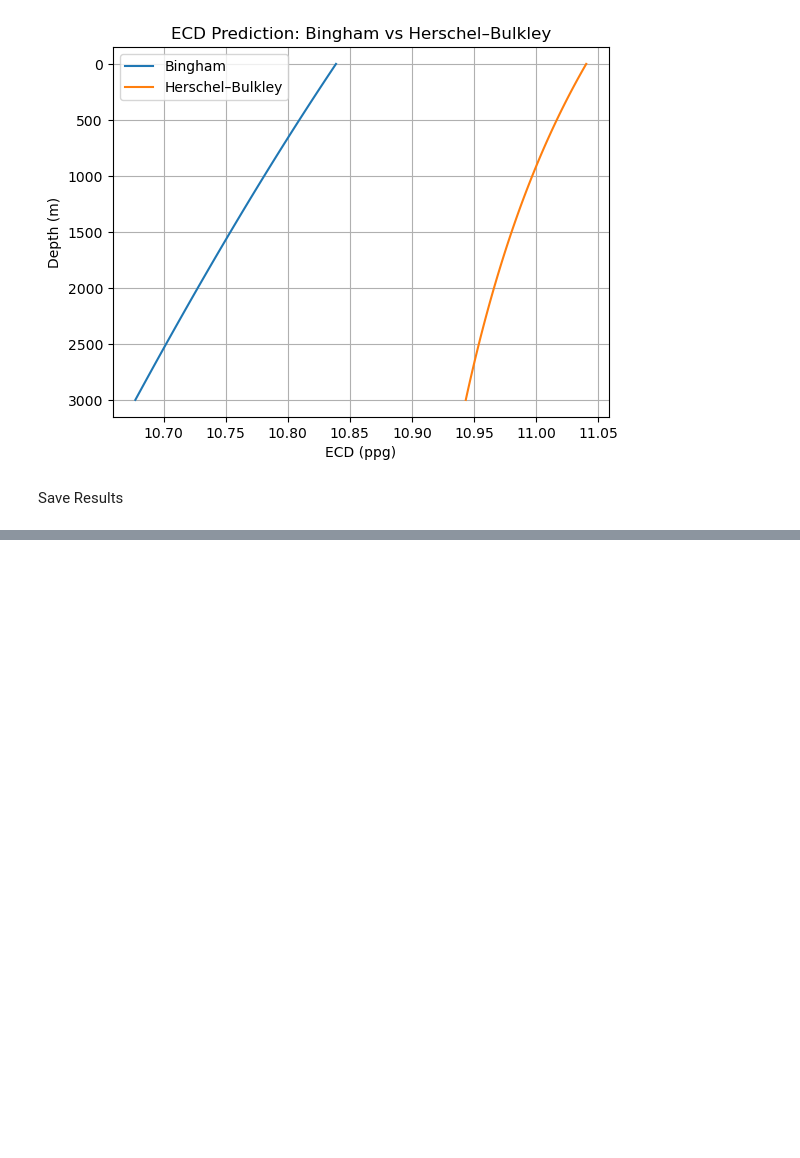
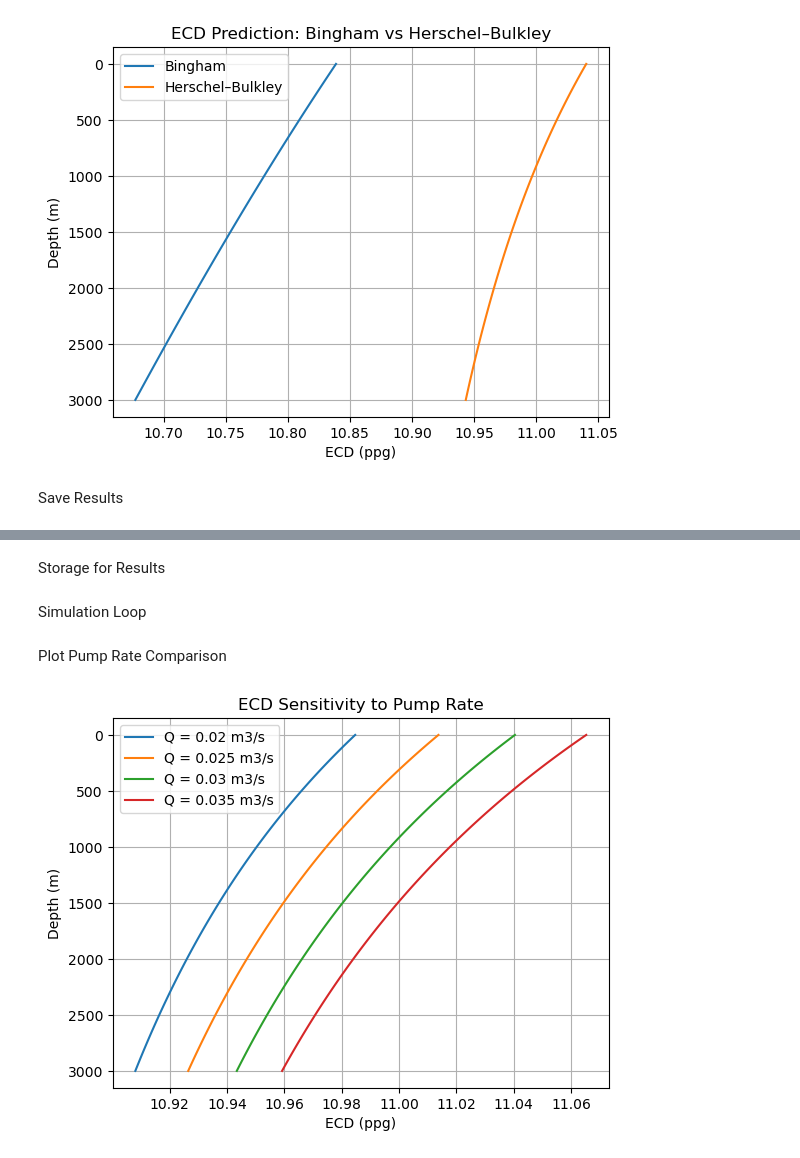
Before and after one commit to Bobi3828/drilling-analytics-engine, a Jupyter notebook: week_03_herschel_bulkley/notebooks/herschel_bulkley_analysis.ipynb, the cells around one changed output, grey strips where cells are left out. Drawn from its saved outputs; the diff is of its cells as text; code cells hidden in the pictures; blank space fills up the shorter version.

Commit message:
Week 3 Day 7: Pump rate sensitivity analysis for ECD

```diff
--- a/week_03_herschel_bulkley/notebooks/herschel_bulkley_analysis.ipynb
+++ b/week_03_herschel_bulkley/notebooks/herschel_bulkley_analysis.ipynb
@@ -652,0 +656,8 @@ results.to_csv("../results/model_comparison.csv", index=False)
+# %%
+pump_rates = [0.02, 0.025, 0.03, 0.035]  # m3/s
+# %% [markdown]
+Storage for Results
+# %%
+ecd_profiles = {} # we store one ECD profile per pump rate.
+# %% [markdown]
+Simulation Loop
@@ -652,0 +714,21 @@ results.to_csv("../results/model_comparison.csv", index=False)
+# %% [markdown]
+Plot Pump Rate Comparison
+# %%
+plt.figure()
+
+for flow_rate, profile in ecd_profiles.items():
+    plt.plot(profile, depths, label=f"Q = {flow_rate} m3/s")
+
+plt.gca().invert_yaxis()
+
+plt.xlabel("ECD (ppg)")
+plt.ylabel("Depth (m)")
+
+plt.title("ECD Sensitivity to Pump Rate")
+
+plt.legend()
+plt.grid(True)
+plt.savefig("../results/ecd_pump_rate_sensitivity.png", dpi=300)
+plt.show()
+# %% [output]
+[figure, added]
```
Also changed, not shown: parts of 9 cells of this notebook, 7 other files.
